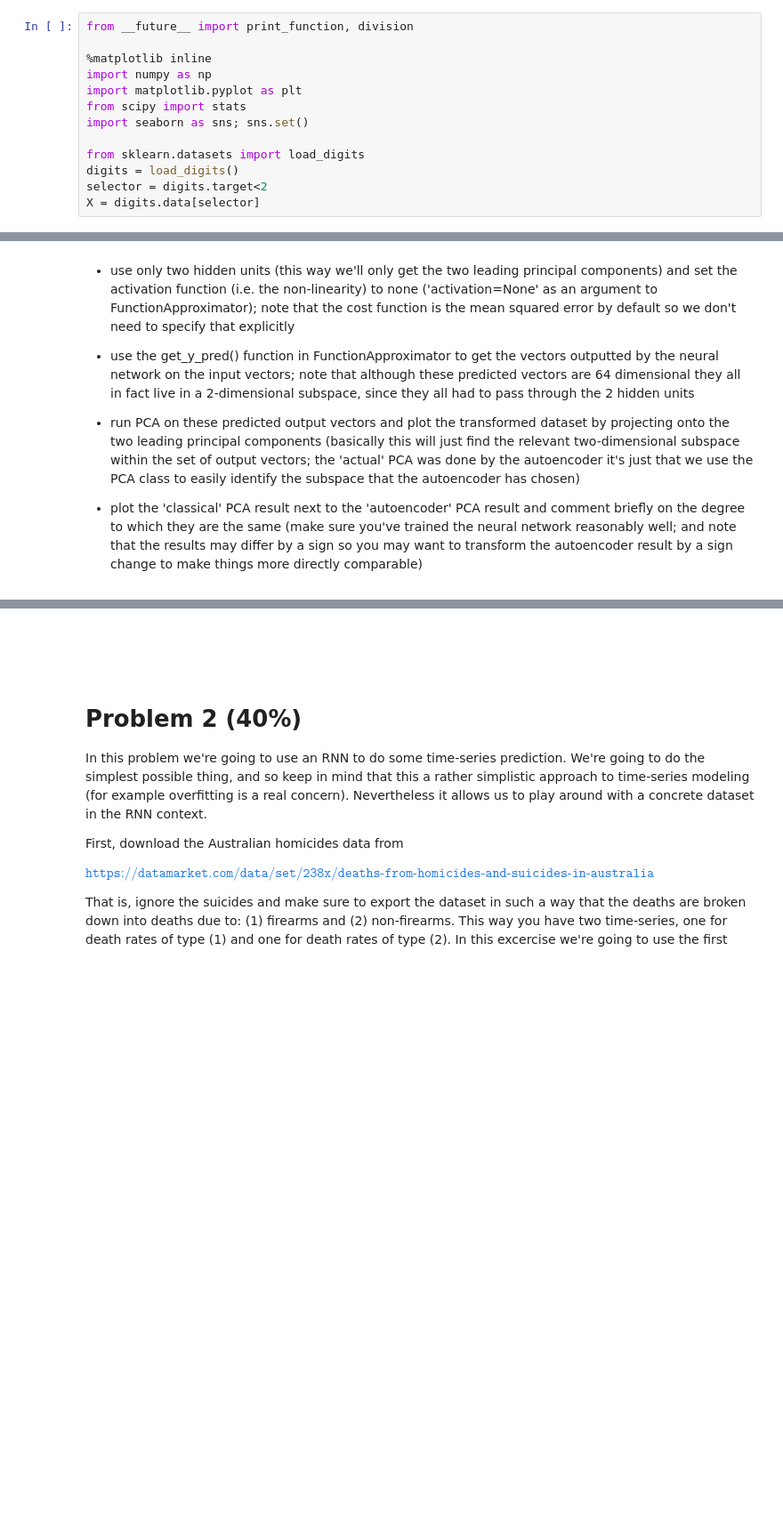
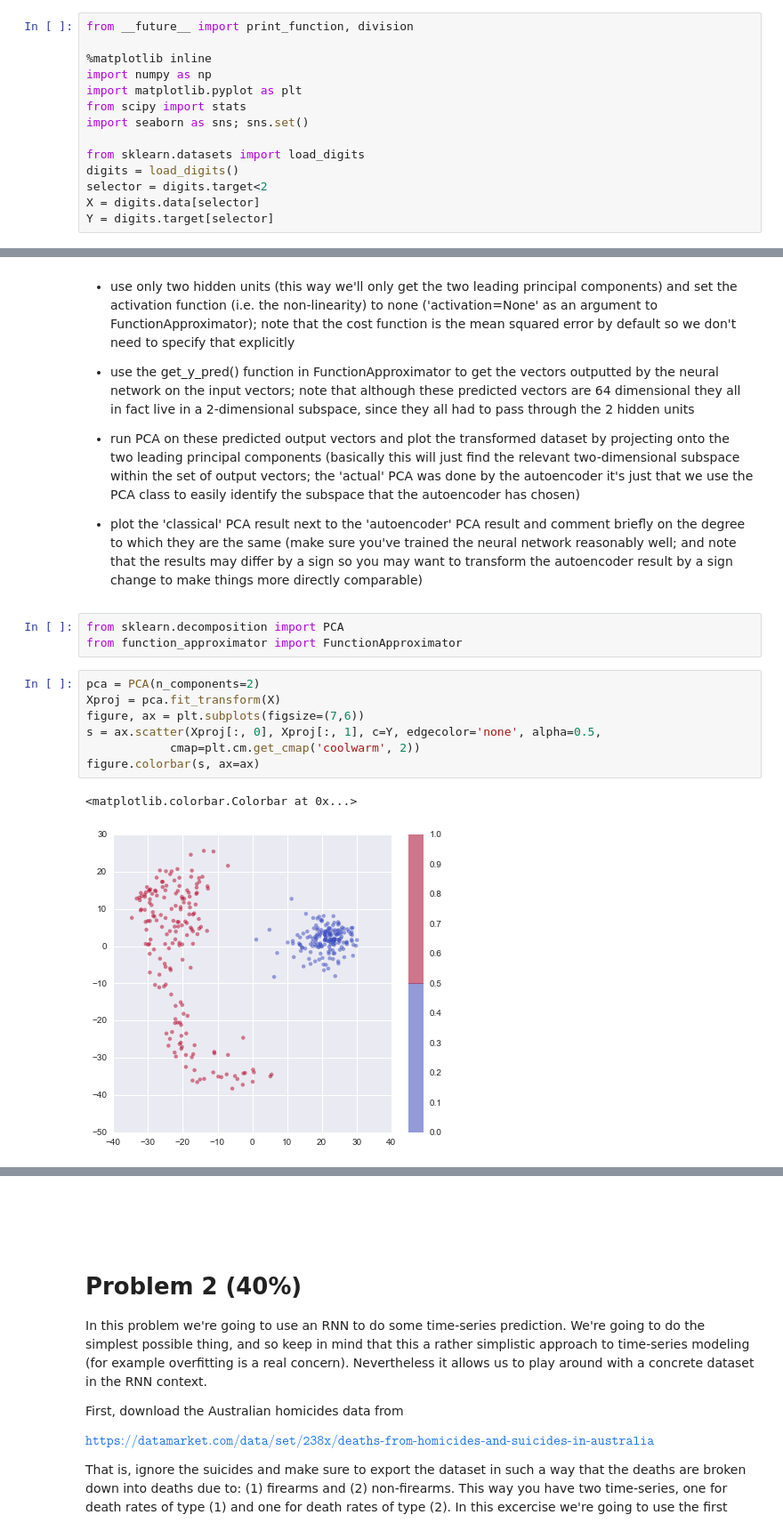
Before and after one commit to afcarl/machine_learning, a Jupyter notebook: homework5/nn2_hw.ipynb, the cells around one changed output, grey strips where cells are left out. Shown at 89% size. Cells and saved outputs as stored; diff of their text form; blank space fills up the shorter version.

```diff
--- a/homework5/nn2_hw.ipynb
+++ b/homework5/nn2_hw.ipynb
@@ -22,6 +22,7 @@ from sklearn.datasets import load_digits
 digits = load_digits()
 selector = digits.target<2
 X = digits.data[selector]
+Y = digits.target[selector]
 # %% [markdown]
 Next, apply PCA to the dataset (ignoring the digit labels) and plot the resulting dimensional reduction down to $d=2$ (i.e. the projection onto the two leading principal components). Label each datapoint according to its digit label (e.g. red and blue). So far this is just reproducing what we've already done in the lecture notebook. But now we want to reproduce the same plot (or at least a very similar plot) using a neural network autoencoder. To do this you should do the following steps:
 
@@ -38,3 +39,16 @@ Next, apply PCA to the dataset (ignoring the digit labels) and plot the resultin
 
 
 - plot the 'classical' PCA result next to the 'autoencoder' PCA result and comment briefly on the degree to which they are the same (make sure you've trained the neural network reasonably well; and note that the results may differ by a sign so you may want to transform the autoencoder result by a sign change to make things more directly comparable)
+# %%
+from sklearn.decomposition import PCA
+from function_approximator import FunctionApproximator
+# %%
+pca = PCA(n_components=2)
+Xproj = pca.fit_transform(X)
+figure, ax = plt.subplots(figsize=(7,6))
+s = ax.scatter(Xproj[:, 0], Xproj[:, 1], c=Y, edgecolor='none', alpha=0.5,
+            cmap=plt.cm.get_cmap('coolwarm', 2))
+figure.colorbar(s, ax=ax)
+# %% [output]
+<matplotlib.colorbar.Colorbar at 0x...>
+[figure, added]
```
Also changed, not shown: parts of 4 cells of this notebook, 3 other files.
